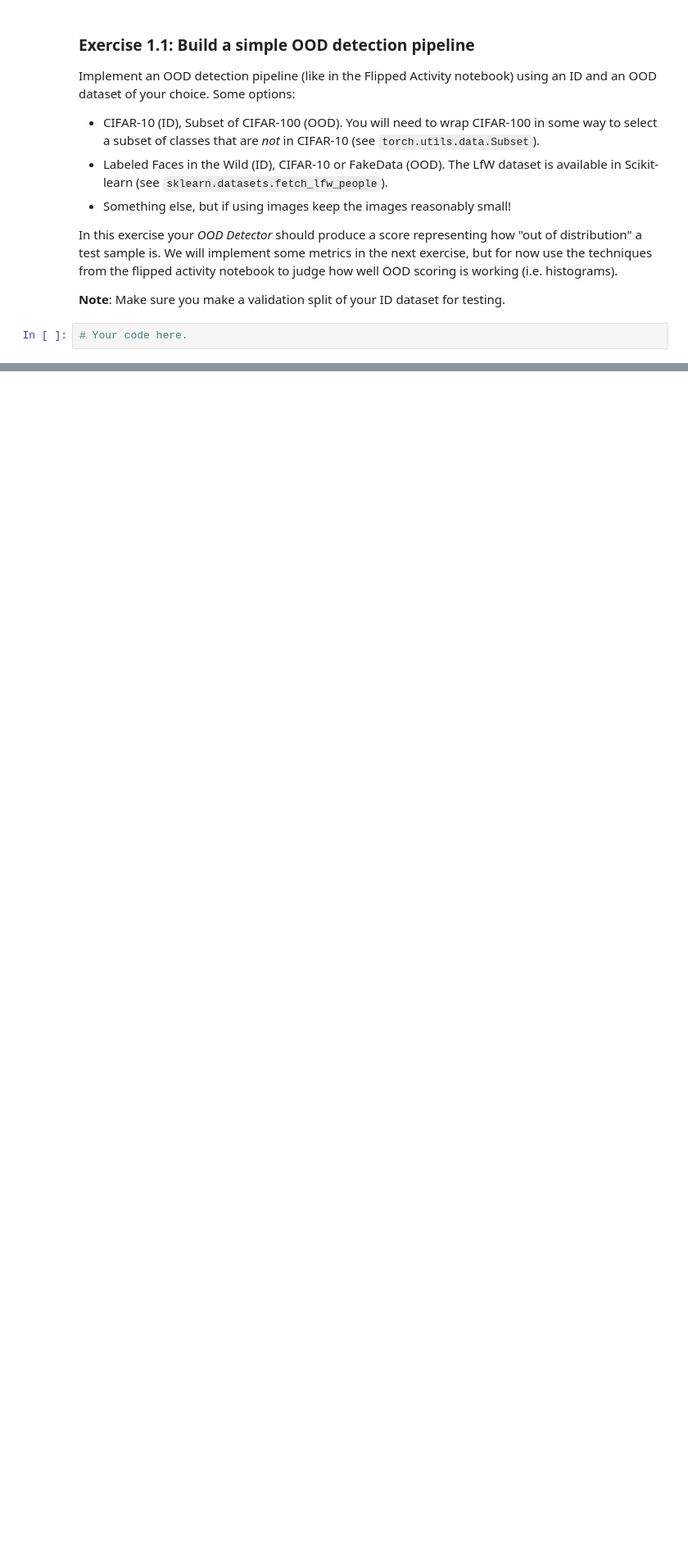
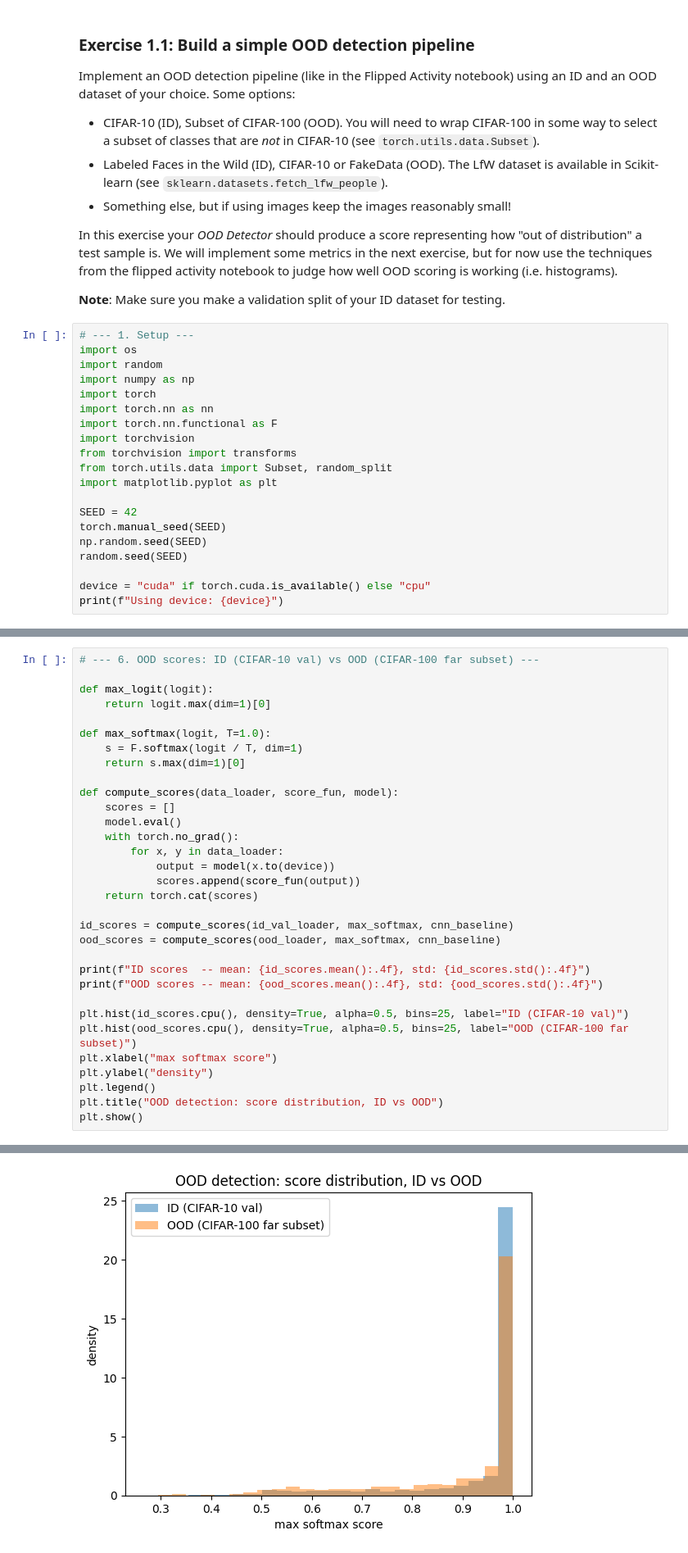
Before and after one commit to Eros-Pinzani/DLA_Projects, a Jupyter notebook: Lab04_DLA/DLA-Lab4.ipynb, the cells around one changed output, grey strips where cells are left out. Shown at 82% size. Saved outputs shown, nothing was run; the diff lists cells and outputs as text; blank space fills up the shorter version.

```diff
--- a/Lab04_DLA/DLA-Lab4.ipynb
+++ b/Lab04_DLA/DLA-Lab4.ipynb
@@ -19,4 +19,22 @@ In this exercise your *OOD Detector* should produce a score representing how "ou
 
 **Note**: Make sure you make a validation split of your ID dataset for testing.
 # %%
-# Your code here.
+# --- 1. Setup ---
+import os
+import random
+import numpy as np
+import torch
+import torch.nn as nn
+import torch.nn.functional as F
+import torchvision
+from torchvision import transforms
+from torch.utils.data import Subset, random_split
+import matplotlib.pyplot as plt
+
+SEED = 42
+torch.manual_seed(SEED)
+np.random.seed(SEED)
+random.seed(SEED)
+
+device = "cuda" if torch.cuda.is_available() else "cpu"
+print(f"Using device: {device}")
@@ -22,0 +217,33 @@ In this exercise your *OOD Detector* should produce a score representing how "ou
+# %%
+# --- 6. OOD scores: ID (CIFAR-10 val) vs OOD (CIFAR-100 far subset) ---
+
+def max_logit(logit):
+    return logit.max(dim=1)[0]
+
+def max_softmax(logit, T=1.0):
+    s = F.softmax(logit / T, dim=1)
+    return s.max(dim=1)[0]
+
+def compute_scores(data_loader, score_fun, model):
+    scores = []
+    model.eval()
+    with torch.no_grad():
+        for x, y in data_loader:
+            output = model(x.to(device))
+            scores.append(score_fun(output))
+    return torch.cat(scores)
+
+id_scores = compute_scores(id_val_loader, max_softmax, cnn_baseline)
+ood_scores = compute_scores(ood_loader, max_softmax, cnn_baseline)
+
+print(f"ID scores  -- mean: {id_scores.mean():.4f}, std: {id_scores.std():.4f}")
+print(f"OOD scores -- mean: {ood_scores.mean():.4f}, std: {ood_scores.std():.4f}")
+
+plt.hist(id_scores.cpu(), density=True, alpha=0.5, bins=25, label="ID (CIFAR-10 val)")
+plt.hist(ood_scores.cpu(), density=True, alpha=0.5, bins=25, label="OOD (CIFAR-100 far subset)")
+plt.xlabel("max softmax score")
+plt.ylabel("density")
+plt.legend()
+plt.title("OOD detection: score distribution, ID vs OOD")
+plt.show()
+# %% [output]
@@ -23,3 +252,4 @@ In this exercise your *OOD Detector* should produce a score representing how "ou
+[figure, added]
 # %% [markdown]
 ### Exercise 1.2: Measure your OOD detection performance
 
```
Also changed, not shown: parts of 10 cells of this notebook, 5 other files.
